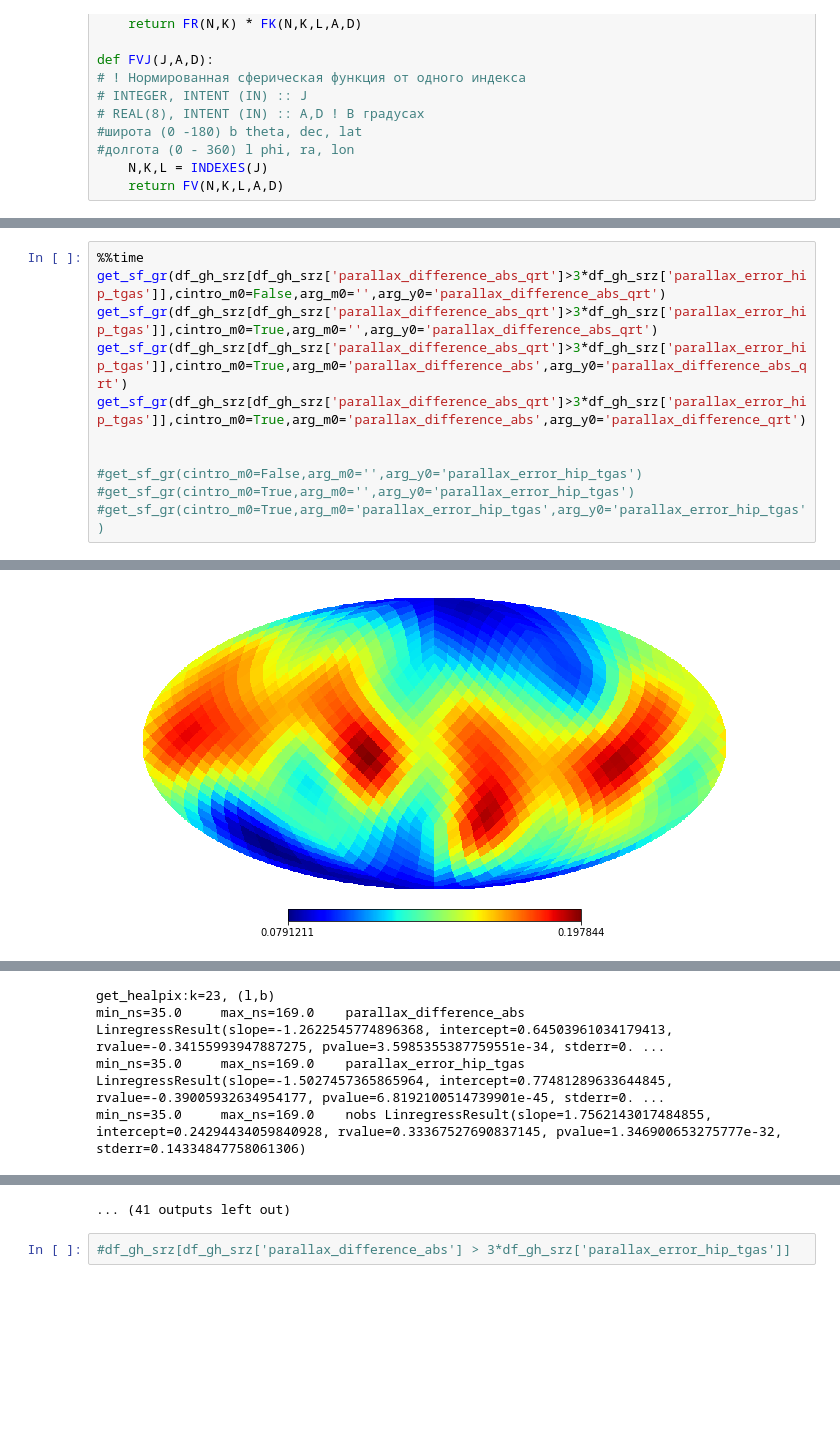
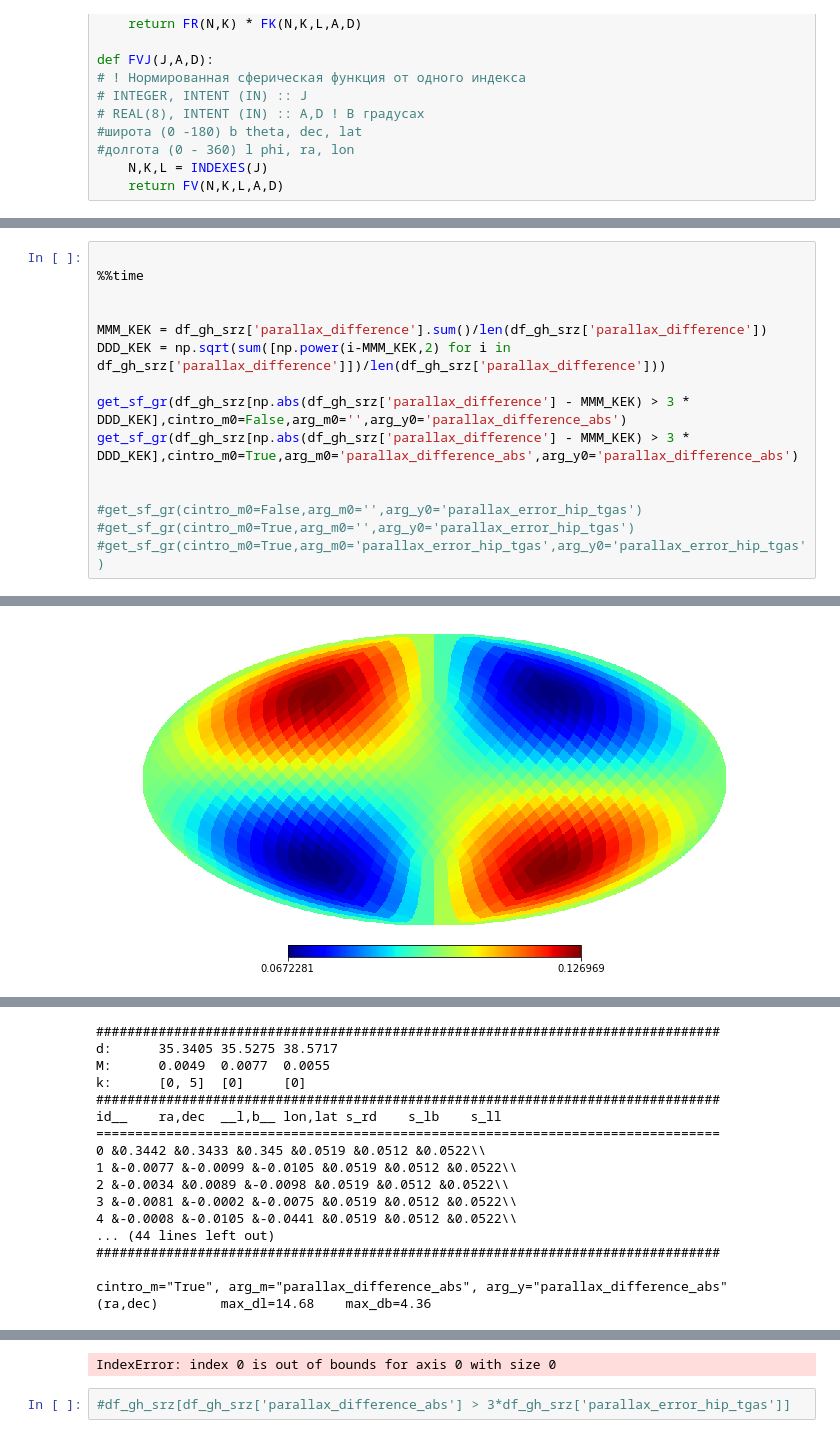
Before and after one commit to paantya/gaialib, a Jupyter notebook: d2018_sf.ipynb, the cells around one changed output, grey strips where cells are left out. Drawn from its saved outputs; the diff is of its cells as text; blank space fills up the shorter version.

```diff
--- a/d2018_sf.ipynb
+++ b/d2018_sf.ipynb
@@ -699,9 +943,13 @@ min_ns=35.0     max_ns=169.0    nobs LinregressResult(slope=-0.02459321038064927
 # %%
+
 %%time
-get_sf_gr(df_gh_srz[df_gh_srz['parallax_difference_abs_qrt']>3*df_gh_srz['parallax_error_hip_tgas']],cintro_m0=False,arg_m0='',arg_y0='parallax_difference_abs_qrt')
-get_sf_gr(df_gh_srz[df_gh_srz['parallax_difference_abs_qrt']>3*df_gh_srz['parallax_error_hip_tgas']],cintro_m0=True,arg_m0='',arg_y0='parallax_difference_abs_qrt')
-get_sf_gr(df_gh_srz[df_gh_srz['parallax_difference_abs_qrt']>3*df_gh_srz['parallax_error_hip_tgas']],cintro_m0=True,arg_m0='parallax_difference_abs',arg_y0='parallax_difference_abs_qrt')
-get_sf_gr(df_gh_srz[df_gh_srz['parallax_difference_abs_qrt']>3*df_gh_srz['parallax_error_hip_tgas']],cintro_m0=True,arg_m0='parallax_difference_abs',arg_y0='parallax_difference_qrt')
+
+
+MMM_KEK = df_gh_srz['parallax_difference'].sum()/len(df_gh_srz['parallax_difference'])
+DDD_KEK = np.sqrt(sum([np.power(i-MMM_KEK,2) for i in df_gh_srz['parallax_difference']])/len(df_gh_srz['parallax_difference']))
+
+get_sf_gr(df_gh_srz[np.abs(df_gh_srz['parallax_difference'] - MMM_KEK) > 3 * DDD_KEK],cintro_m0=False,arg_m0='',arg_y0='parallax_difference_abs')
+get_sf_gr(df_gh_srz[np.abs(df_gh_srz['parallax_difference'] - MMM_KEK) > 3 * DDD_KEK],cintro_m0=True,arg_m0='parallax_difference_abs',arg_y0='parallax_difference_abs')
 
 
 #get_sf_gr(cintro_m0=False,arg_m0='',arg_y0='parallax_error_hip_tgas')
@@ -730 +978 @@ min_ns=35.0     max_ns=169.0    nobs LinregressResult(slope=-2.4239092723791344,
-[figure, old version]
+[figure, new version]
@@ -732,4 +980,17 @@ min_ns=35.0     max_ns=169.0    nobs LinregressResult(slope=-2.4239092723791344,
-get_healpix:k=23, (l,b)
-min_ns=35.0     max_ns=169.0    parallax_difference_abs LinregressResult(slope=-1.2622545774896368, intercept=0.64503961034179413, rvalue=-0.34155993947887275, pvalue=3.5985355387759551e-34, stderr=0. ...
-min_ns=35.0     max_ns=169.0    parallax_error_hip_tgas LinregressResult(slope=-1.5027457365865964, intercept=0.77481289633644845, rvalue=-0.39005932634954177, pvalue=6.8192100514739901e-45, stderr=0. ...
-min_ns=35.0     max_ns=169.0    nobs LinregressResult(slope=1.7562143017484855, intercept=0.24294434059840928, rvalue=0.33367527690837145, pvalue=1.346900653275777e-32, stderr=0.14334847758061306)
+################################################################################
+d:      35.3405 35.5275 38.5717
+M:      0.0049  0.0077  0.0055
+k:      [0, 5]  [0]     [0]
+################################################################################
+id__    ra,dec  __l,b__ lon,lat s_rd    s_lb    s_ll
+================================================================================
+0 &0.3442 &0.3433 &0.345 &0.0519 &0.0512 &0.0522\\
+1 &-0.0077 &-0.0099 &-0.0105 &0.0519 &0.0512 &0.0522\\
+2 &-0.0034 &0.0089 &-0.0098 &0.0519 &0.0512 &0.0522\\
+3 &-0.0081 &-0.0002 &-0.0075 &0.0519 &0.0512 &0.0522\\
+4 &-0.0008 &-0.0105 &-0.0441 &0.0519 &0.0512 &0.0522\\
+... (44 lines left out)
+################################################################################
+
+cintro_m="True", arg_m="parallax_difference_abs", arg_y="parallax_difference_abs"
+(ra,dec)        max_dl=14.68    max_db=4.36
@@ -745,4 +1006,4 @@ min_ns=35.0     max_ns=169.0    nobs LinregressResult(slope=-3.0650230022543909,
-... (41 outputs left out)
+IndexError: index 0 is out of bounds for axis 0 with size 0
 # %%
 #df_gh_srz[df_gh_srz['parallax_difference_abs'] > 3*df_gh_srz['parallax_error_hip_tgas']]
 # %%
```
Also changed, not shown: parts of 31 cells of this notebook.
